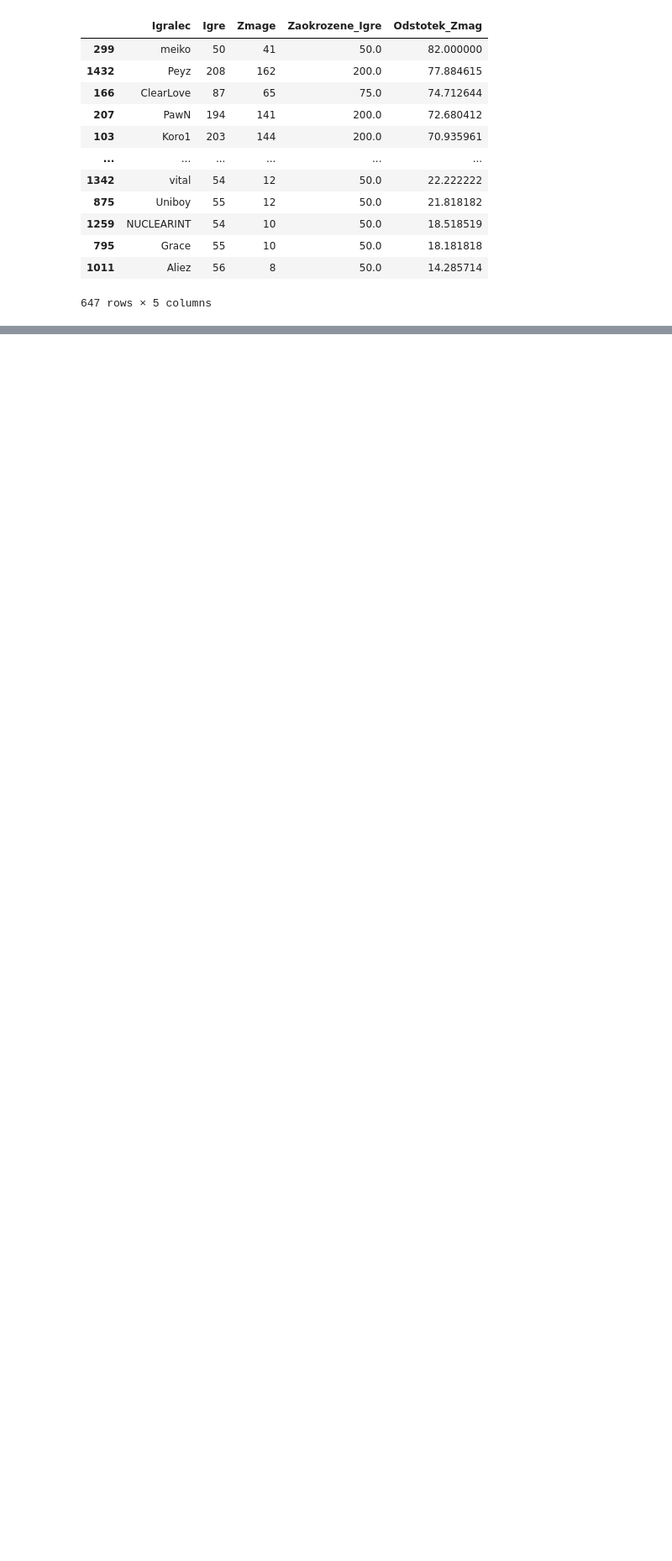
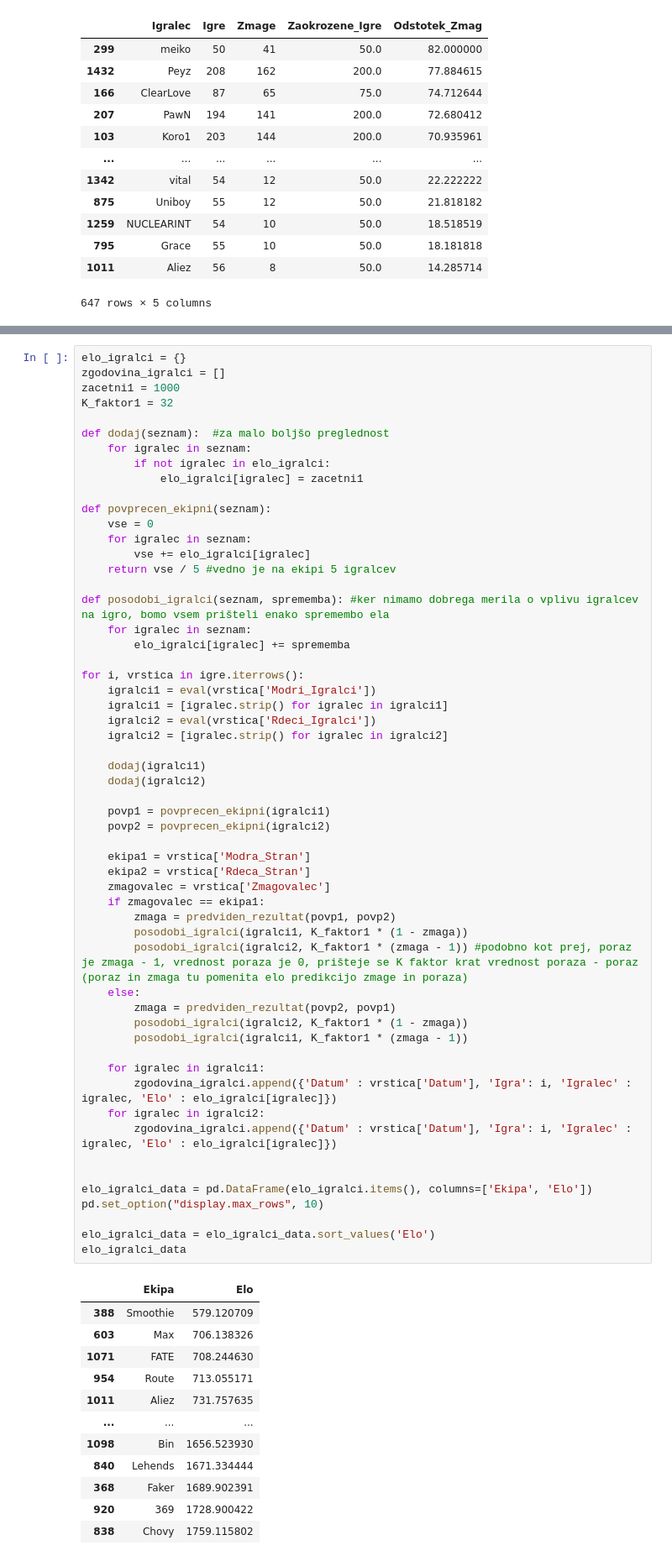
Before and after one commit to matijaderganc/League-of-Legends-Esports-Analysis, a Jupyter notebook: analiza.ipynb, the cells around one changed output, grey strips where cells are left out. Shown at 84% size. Saved outputs shown, nothing was run; the diff lists cells and outputs as text; blank space fills up the shorter version.

Commit message:
dodal sem elo igralcev ter pa grafe za posamezne igralce

```diff
--- a/analiza.ipynb
+++ b/analiza.ipynb
@@ -333,0 +340,69 @@ See the caveats in the documentation: https://pandas.pydata.org/pandas-docs/stab
+# %%
+elo_igralci = {}
+zgodovina_igralci = []
+zacetni1 = 1000
+K_faktor1 = 32
+
+def dodaj(seznam):  #za malo boljšo preglednost
+    for igralec in seznam:
+        if not igralec in elo_igralci:
+            elo_igralci[igralec] = zacetni1
+
+def povprecen_ekipni(seznam):
+    vse = 0
+    for igralec in seznam:
+        vse += elo_igralci[igralec]
+    return vse / 5 #vedno je na ekipi 5 igralcev
+
+def posodobi_igralci(seznam, sprememba): #ker nimamo dobrega merila o vplivu igralcev na igro, bomo vsem prišteli enako spremembo ela
+    for igralec in seznam:
+        elo_igralci[igralec] += sprememba
+
+for i, vrstica in igre.iterrows():
+    igralci1 = eval(vrstica['Modri_Igralci'])
+    igralci1 = [igralec.strip() for igralec in igralci1]
+    igralci2 = eval(vrstica['Rdeci_Igralci'])
+    igralci2 = [igralec.strip() for igralec in igralci2]
+
+    dodaj(igralci1)
+    dodaj(igralci2)
+
+    povp1 = povprecen_ekipni(igralci1)
+    povp2 = povprecen_ekipni(igralci2)
+
+    ekipa1 = vrstica['Modra_Stran']
+    ekipa2 = vrstica['Rdeca_Stran']
+    zmagovalec = vrstica['Zmagovalec']
+    if zmagovalec == ekipa1:
+        zmaga = predviden_rezultat(povp1, povp2)
+        posodobi_igralci(igralci1, K_faktor1 * (1 - zmaga))
+        posodobi_igralci(igralci2, K_faktor1 * (zmaga - 1)) #podobno kot prej, poraz je zmaga - 1, vrednost poraza je 0, prišteje se K faktor krat vrednost poraza - poraz (poraz in zmaga tu pomenita elo predikcijo zmage in poraza)
+    else:
+        zmaga = predviden_rezultat(povp2, povp1)
+        posodobi_igralci(igralci2, K_faktor1 * (1 - zmaga))
+        posodobi_igralci(igralci1, K_faktor1 * (zmaga - 1))
+
+    for igralec in igralci1:
+        zgodovina_igralci.append({'Datum' : vrstica['Datum'], 'Igra': i, 'Igralec' : igralec, 'Elo' : elo_igralci[igralec]})
+    for igralec in igralci2:
+        zgodovina_igralci.append({'Datum' : vrstica['Datum'], 'Igra': i, 'Igralec' : igralec, 'Elo' : elo_igralci[igralec]})
+
+
+elo_igralci_data = pd.DataFrame(elo_igralci.items(), columns=['Ekipa', 'Elo'])
+pd.set_option("display.max_rows", 10)
+
+elo_igralci_data = elo_igralci_data.sort_values('Elo')
+elo_igralci_data
+# %% [output]
+|  | Ekipa | Elo |
+| 388 | Smoothie | 579.120709 |
+| 603 | Max | 706.138326 |
+| 1071 | FATE | 708.244630 |
+| 954 | Route | 713.055171 |
+| 1011 | Aliez | 731.757635 |
+| ... | ... | ... |
+| 1098 | Bin | 1656.523930 |
+| 840 | Lehends | 1671.334444 |
+| 368 | Faker | 1689.902391 |
+| 920 | 369 | 1728.900422 |
+| 838 | Chovy | 1759.115802 |
```
Also changed, not shown: parts of 4 cells of this notebook.
